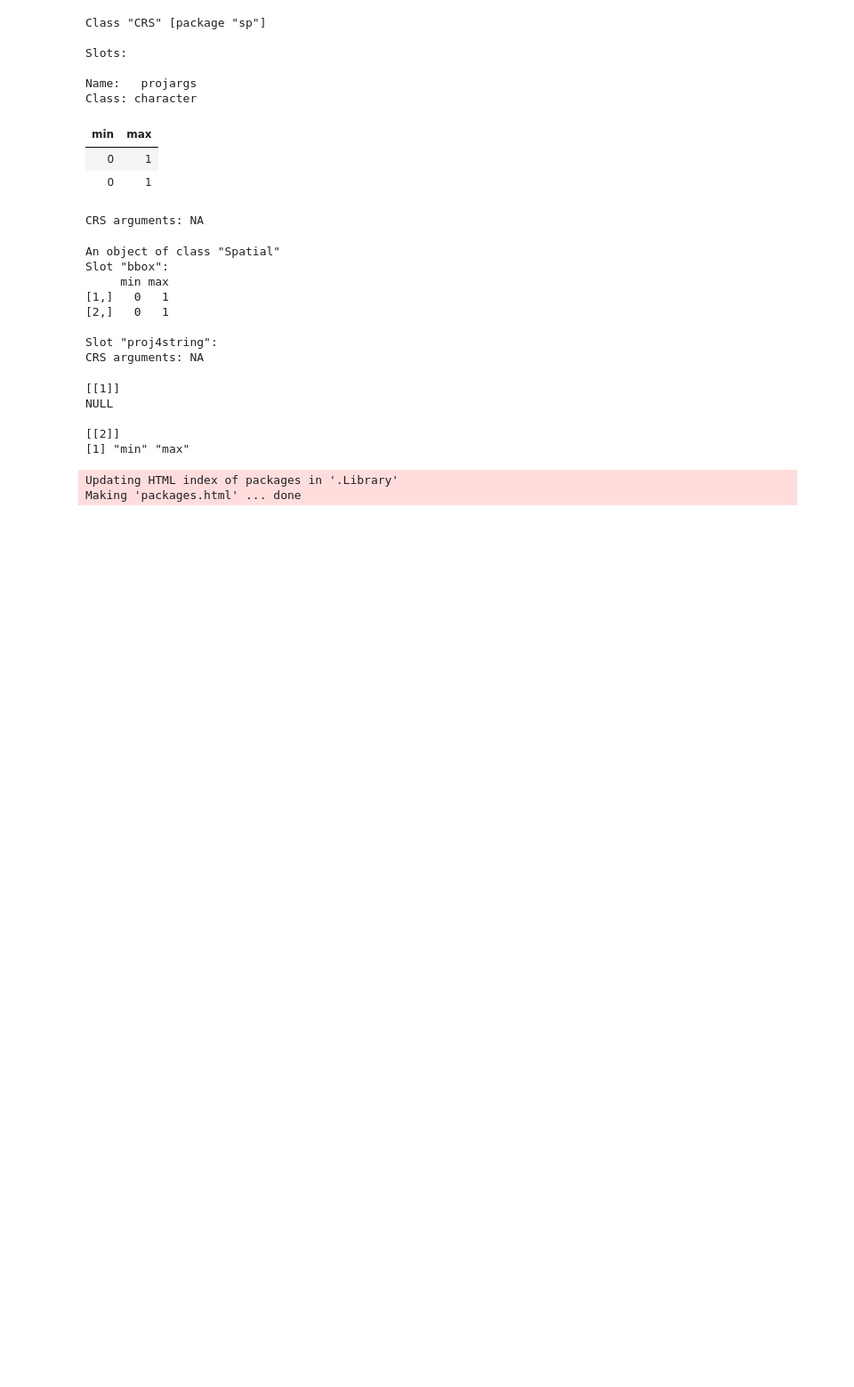
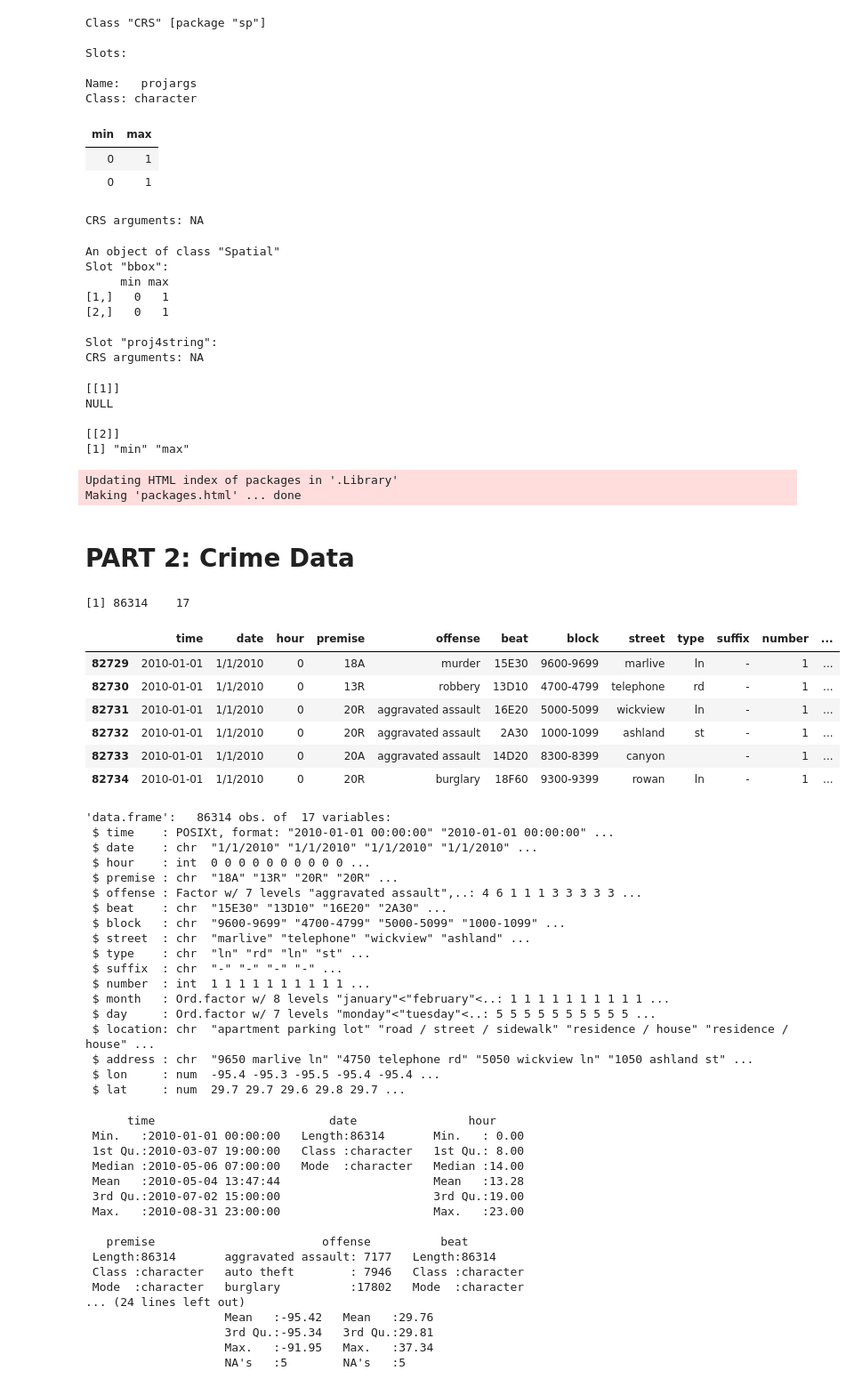
Before and after one commit to Sardhendu/Study, a Jupyter notebook: GeoSpatial-Analysis/1.ipynb, the cells around one changed output. Shown at 89% size. Drawn from its saved outputs; the diff is of its cells as text; code cells hidden in the pictures; blank space fills up the shorter version.

```diff
--- a/GeoSpatial-Analysis/1.ipynb
+++ b/GeoSpatial-Analysis/1.ipynb
@@ -67,3 +70,5 @@ install.packages('Rcpp')
 # %% [output]
 Updating HTML index of packages in '.Library'
 Making 'packages.html' ... done
+# %% [markdown]
+# PART 2: Crime Data
@@ -69,0 +83,51 @@ Making 'packages.html' ... done
+# %%
+data(crime)
+crimeDF <- crime
+dim(crimeDF)
+head(crimeDF)
+str(crimeDF)
+summary(crimeDF)
+# %% [output]
+[1] 86314    17
+|  | time | date | hour | premise | offense | beat | block | street | type | suffix | number | ... |
+| 82729 | 2010-01-01 | 1/1/2010 | 0 | 18A | murder | 15E30 | 9600-9699 | marlive | ln | - | 1 | ... |
+| 82730 | 2010-01-01 | 1/1/2010 | 0 | 13R | robbery | 13D10 | 4700-4799 | telephone | rd | - | 1 | ... |
+| 82731 | 2010-01-01 | 1/1/2010 | 0 | 20R | aggravated assault | 16E20 | 5000-5099 | wickview | ln | - | 1 | ... |
+| 82732 | 2010-01-01 | 1/1/2010 | 0 | 20R | aggravated assault | 2A30 | 1000-1099 | ashland | st | - | 1 | ... |
+| 82733 | 2010-01-01 | 1/1/2010 | 0 | 20A | aggravated assault | 14D20 | 8300-8399 | canyon |  | - | 1 | ... |
+| 82734 | 2010-01-01 | 1/1/2010 | 0 | 20R | burglary | 18F60 | 9300-9399 | rowan | ln | - | 1 | ... |
+'data.frame':   86314 obs. of  17 variables:
+ $ time    : POSIXt, format: "2010-01-01 00:00:00" "2010-01-01 00:00:00" ...
+ $ date    : chr  "1/1/2010" "1/1/2010" "1/1/2010" "1/1/2010" ...
+ $ hour    : int  0 0 0 0 0 0 0 0 0 0 ...
+ $ premise : chr  "18A" "13R" "20R" "20R" ...
+ $ offense : Factor w/ 7 levels "aggravated assault",..: 4 6 1 1 1 3 3 3 3 3 ...
+ $ beat    : chr  "15E30" "13D10" "16E20" "2A30" ...
+ $ block   : chr  "9600-9699" "4700-4799" "5000-5099" "1000-1099" ...
+ $ street  : chr  "marlive" "telephone" "wickview" "ashland" ...
+ $ type    : chr  "ln" "rd" "ln" "st" ...
+ $ suffix  : chr  "-" "-" "-" "-" ...
+ $ number  : int  1 1 1 1 1 1 1 1 1 1 ...
+ $ month   : Ord.factor w/ 8 levels "january"<"february"<..: 1 1 1 1 1 1 1 1 1 1 ...
+ $ day     : Ord.factor w/ 7 levels "monday"<"tuesday"<..: 5 5 5 5 5 5 5 5 5 5 ...
+ $ location: chr  "apartment parking lot" "road / street / sidewalk" "residence / house" "residence / house" ...
+ $ address : chr  "9650 marlive ln" "4750 telephone rd" "5050 wickview ln" "1050 ashland st" ...
+ $ lon     : num  -95.4 -95.3 -95.5 -95.4 -95.4 ...
+ $ lat     : num  29.7 29.7 29.6 29.8 29.7 ...
+      time                         date                hour
+ Min.   :2010-01-01 00:00:00   Length:86314       Min.   : 0.00
+ 1st Qu.:2010-03-07 19:00:00   Class :character   1st Qu.: 8.00
+ Median :2010-05-06 07:00:00   Mode  :character   Median :14.00
+ Mean   :2010-05-04 13:47:44                      Mean   :13.28
+ 3rd Qu.:2010-07-02 15:00:00                      3rd Qu.:19.00
+ Max.   :2010-08-31 23:00:00                      Max.   :23.00
+
+   premise                        offense          beat
+ Length:86314       aggravated assault: 7177   Length:86314
+ Class :character   auto theft        : 7946   Class :character
+ Mode  :character   burglary          :17802   Mode  :character
+... (24 lines left out)
+                    Mean   :-95.42   Mean   :29.76
+                    3rd Qu.:-95.34   3rd Qu.:29.81
+                    Max.   :-91.95   Max.   :37.34
+                    NA's   :5        NA's   :5
```
Also changed, not shown: parts of 12 cells of this notebook, 2 other files.
